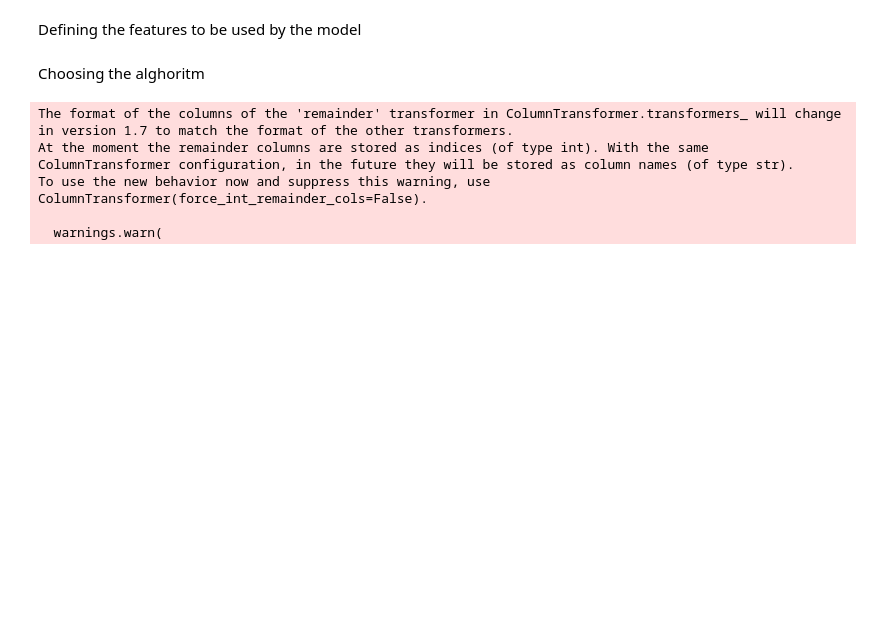
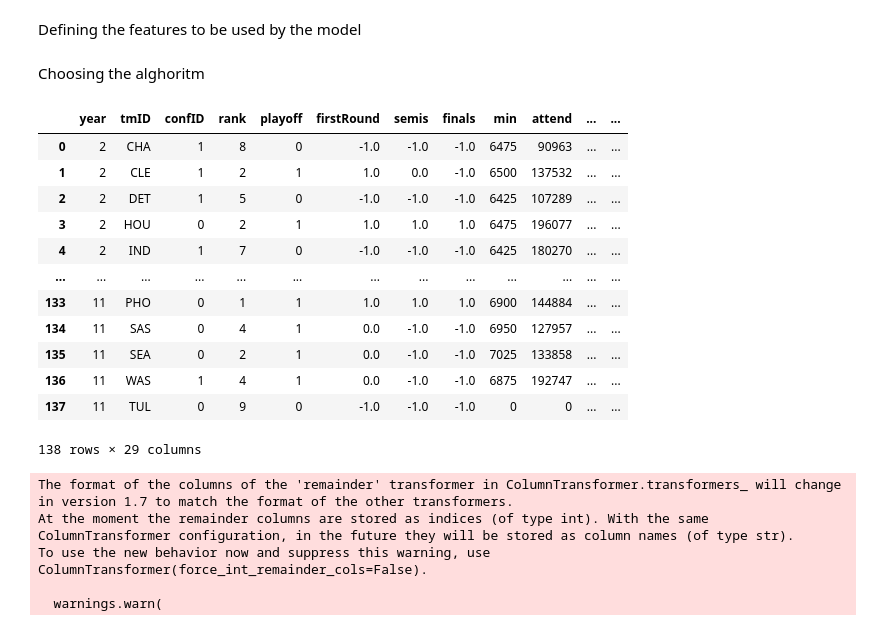
Before and after one commit to marisaazevedo/WNBA_playoffs_qualification_Predictor, a Jupyter notebook: pipeline.ipynb, the cells around one changed output. Cells and saved outputs as stored; diff of their text form; code cells hidden in the pictures; blank space fills up the shorter version.

```diff
--- a/pipeline.ipynb
+++ b/pipeline.ipynb
@@ -324,3 +327,81 @@ Choosing the alghoritm
+# %%
+def shift_team_attributes(df_final, df_data11):
+    # Define default values for new teams
+    default_values = {
+        'rank': 9, 'playoff': 0, 'firstRound': -1, 'semis': -1, 'finals': -1,
+        'min': 0, 'attend': 0, 'win_rate': 10, 'homeWin_rate': 10, 'awayWin_rate': 10,
+        'confW_rate': 0, 'Offensive_Score': 0.4, 'Defensive_Score': 0.3,
+        'team_squad_expectation': 0.1, 'current_squad_post_performance': 0,
+        'current_squad_performance': 0.1, 'awards_players': 0, 'coaches_win_rate': 10,
+        'coaches_post': 0, 'coaches_history': 10, 'coaches_history_pos': 0,
+        'last_3_years_history': 0.1, 'history_excluding_last_3_years': 0,
+        'history_until_3_years_left': 0, 'team_lore': 2000, 'playoff_next_season': 0, 'confID': None
+    }
+
+    # Prepare the output dataframe
+    shifted_data = []
+
+    # Iterate over years
+    for year in sorted(df_final['year'].unique()):
+        current_year_data = df_final[df_final['year'] == year]
+
+        if year < 10:
+            next_year_teams = df_final[df_final['year'] == year + 1]['tmID'].unique()
+        elif year == 10:
+            next_year_teams = df_data11['tmID'].unique()
+        else:
+            continue
+
+        # Map current year teams to next year
+        next_year_mapping = {tmID: tmID for tmID in next_year_teams if tmID in current_year_data['tmID'].values}
+
+        # Add new teams to the mapping with default values
+        for tmID in next_year_teams:
+            if tmID not in next_year_mapping:
+                next_year_mapping[tmID] = None
+
+        # Process each team in the mapping
+        for next_tmID, current_tmID in next_year_mapping.items():
+            if current_tmID:
+                team_data = current_year_data[current_year_data['tmID'] == current_tmID].iloc[0].to_dict()
+            else:
+                # Get the conference for the new team from df_data11
+                confID_value = df_data11[df_data11['tmID'] == next_tmID]['confID'].iloc[0] if not df_data11[df_data11['tmID'] == next_tmID].empty else None
+                # Set the default values for new teams
+                team_data = default_values.copy()
+                # Set the confID value for new teams
+                if confID_value == 'EA':
+                    team_data['confID'] = 1
+                elif confID_value == 'WE':
+                    team_data['confID'] = 0
+                else:
+                    team_data['confID'] = None
+
+            # Update team data for the next year
+            team_data['year'] = year + 1
+            team_data['tmID'] = next_tmID
+            shifted_data.append(team_data)
+
+    # Create the final dataframe
+    return pd.DataFrame(shifted_data)
+
+
+df_final_shifted = shift_team_attributes(df_final, df_data11['teams'])
+df_final_shifted
+# %% [output]
+|  | year | tmID | confID | rank | playoff | firstRound | semis | finals | min | attend | ... | ... |
+| 0 | 2 | CHA | 1 | 8 | 0 | -1.0 | -1.0 | -1.0 | 6475 | 90963 | ... | ... |
+| 1 | 2 | CLE | 1 | 2 | 1 | 1.0 | 0.0 | -1.0 | 6500 | 137532 | ... | ... |
+| 2 | 2 | DET | 1 | 5 | 0 | -1.0 | -1.0 | -1.0 | 6425 | 107289 | ... | ... |
+| 3 | 2 | HOU | 0 | 2 | 1 | 1.0 | 1.0 | 1.0 | 6475 | 196077 | ... | ... |
+| 4 | 2 | IND | 1 | 7 | 0 | -1.0 | -1.0 | -1.0 | 6425 | 180270 | ... | ... |
+| ... | ... | ... | ... | ... | ... | ... | ... | ... | ... | ... | ... | ... |
+| 133 | 11 | PHO | 0 | 1 | 1 | 1.0 | 1.0 | 1.0 | 6900 | 144884 | ... | ... |
+| 134 | 11 | SAS | 0 | 4 | 1 | 0.0 | -1.0 | -1.0 | 6950 | 127957 | ... | ... |
+| 135 | 11 | SEA | 0 | 2 | 1 | 0.0 | -1.0 | -1.0 | 7025 | 133858 | ... | ... |
+| 136 | 11 | WAS | 1 | 4 | 1 | 0.0 | -1.0 | -1.0 | 6875 | 192747 | ... | ... |
+| 137 | 11 | TUL | 0 | 9 | 0 | -1.0 | -1.0 | -1.0 | 0 | 0 | ... | ... |
+138 rows × 29 columns
 # %%
 YEAR = 10
 
```
Also changed, not shown: parts of 5 cells of this notebook, 3 other files.
